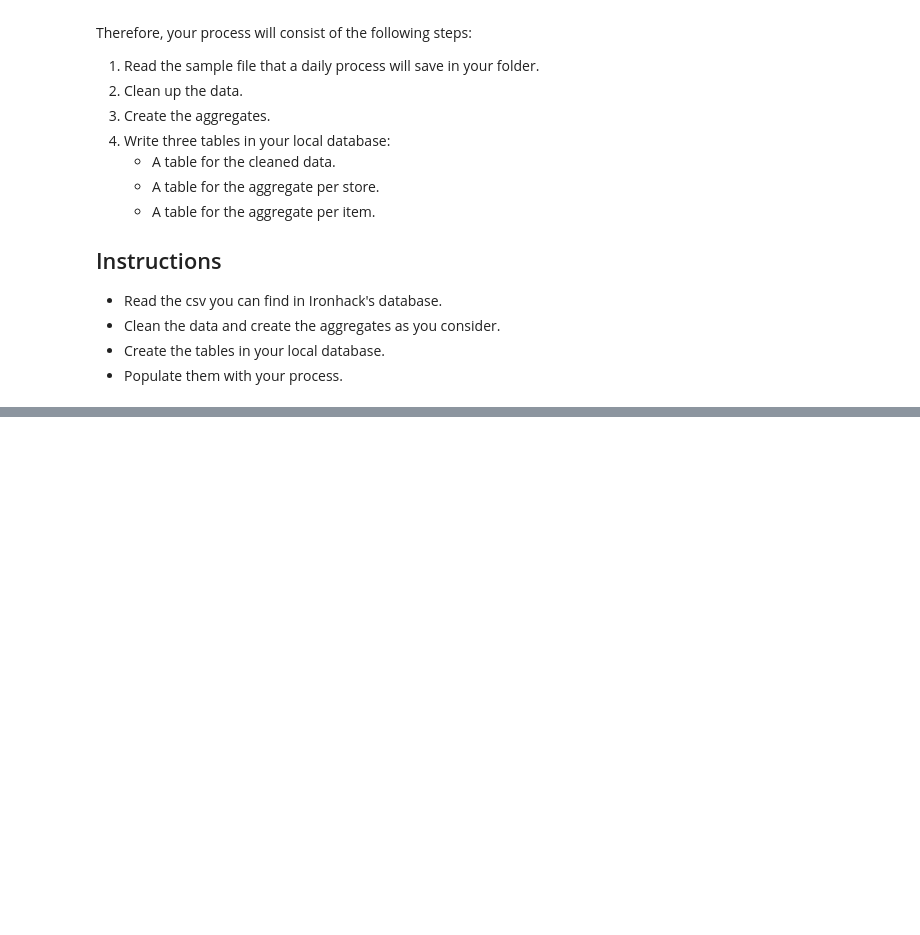
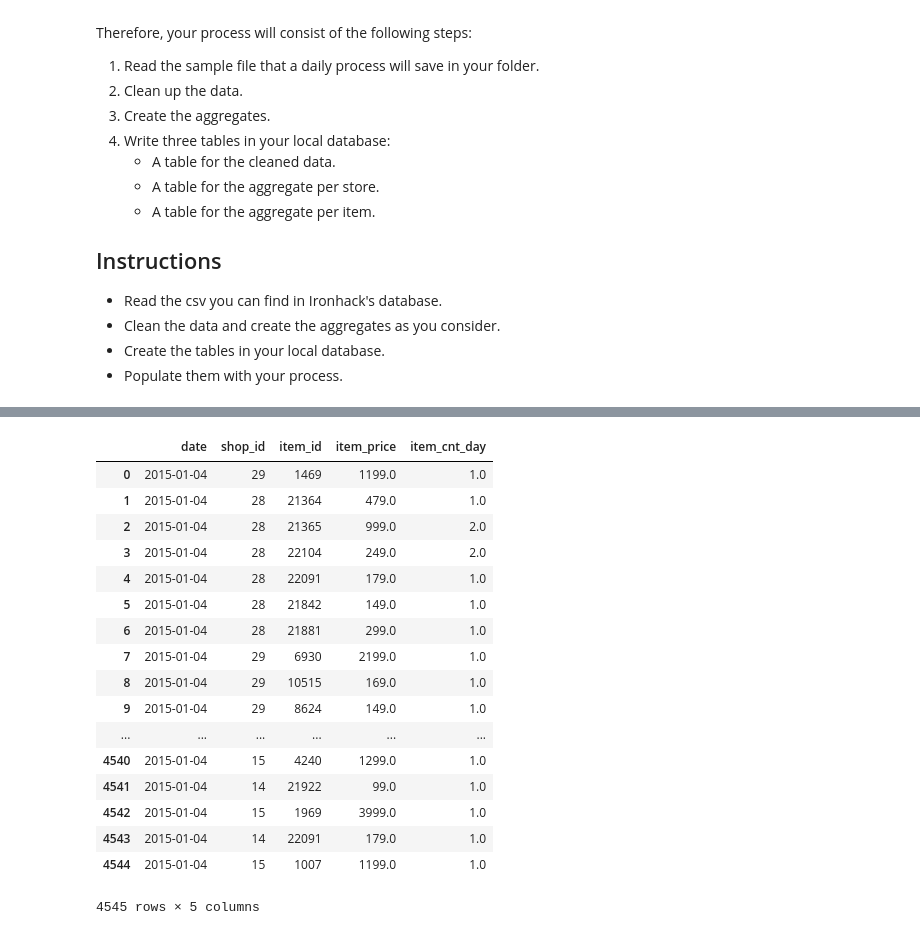
Before and after one commit to ta-data-bcn/lab-df-calculation-and-transformation, a Jupyter notebook: your-code/main.ipynb, the cells around one changed output, grey strips where cells are left out. Cells and saved outputs as stored; diff of their text form; code cells hidden in the pictures; blank space fills up the shorter version.

```diff
--- a/your-code/main.ipynb
+++ b/your-code/main.ipynb
@@ -100,7 +258,26 @@ sales
 # %%
 sales_sum = sales.groupby(['shop_id', 'item_id'])
 # %%
-sales_sum.fist()
+sales_sum.head()
+# %% [output]
+|  | date | shop_id | item_id | item_price | item_cnt_day |
+| 0 | 2015-01-04 | 29 | 1469 | 1199.0 | 1.0 |
+| 1 | 2015-01-04 | 28 | 21364 | 479.0 | 1.0 |
+| 2 | 2015-01-04 | 28 | 21365 | 999.0 | 2.0 |
+| 3 | 2015-01-04 | 28 | 22104 | 249.0 | 2.0 |
+| 4 | 2015-01-04 | 28 | 22091 | 179.0 | 1.0 |
+| 5 | 2015-01-04 | 28 | 21842 | 149.0 | 1.0 |
+| 6 | 2015-01-04 | 28 | 21881 | 299.0 | 1.0 |
+| 7 | 2015-01-04 | 29 | 6930 | 2199.0 | 1.0 |
+| 8 | 2015-01-04 | 29 | 10515 | 169.0 | 1.0 |
+| 9 | 2015-01-04 | 29 | 8624 | 149.0 | 1.0 |
+| ... | ... | ... | ... | ... | ... |
+| 4540 | 2015-01-04 | 15 | 4240 | 1299.0 | 1.0 |
+| 4541 | 2015-01-04 | 14 | 21922 | 99.0 | 1.0 |
+| 4542 | 2015-01-04 | 15 | 1969 | 3999.0 | 1.0 |
+| 4543 | 2015-01-04 | 14 | 22091 | 179.0 | 1.0 |
+| 4544 | 2015-01-04 | 15 | 1007 | 1199.0 | 1.0 |
+4545 rows × 5 columns
 # %%
 sales
 # %%
```
Also changed, not shown: parts of 19 cells of this notebook, 5 other files.
